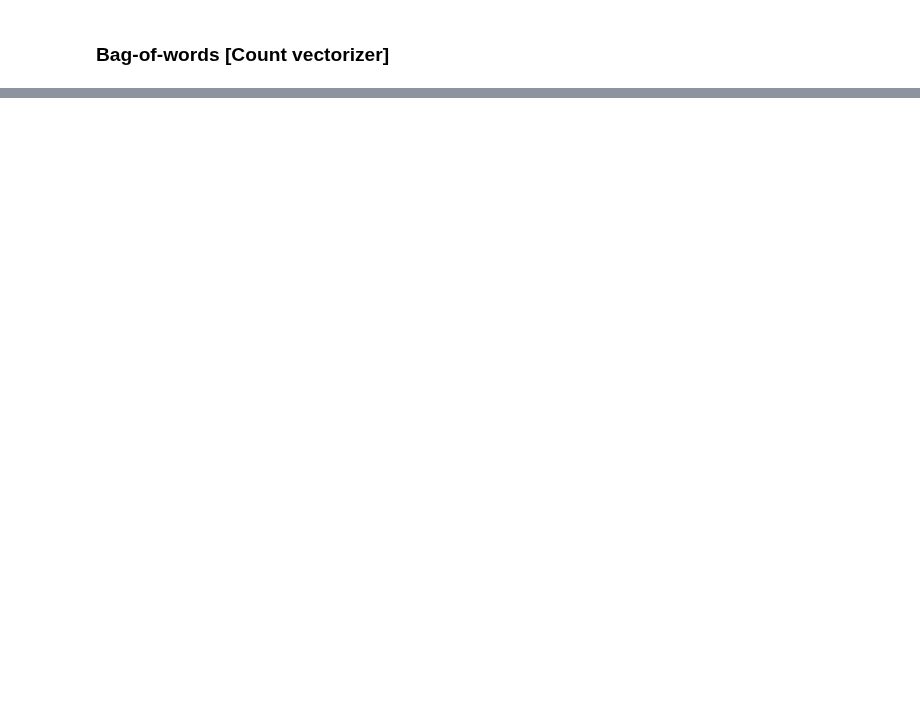
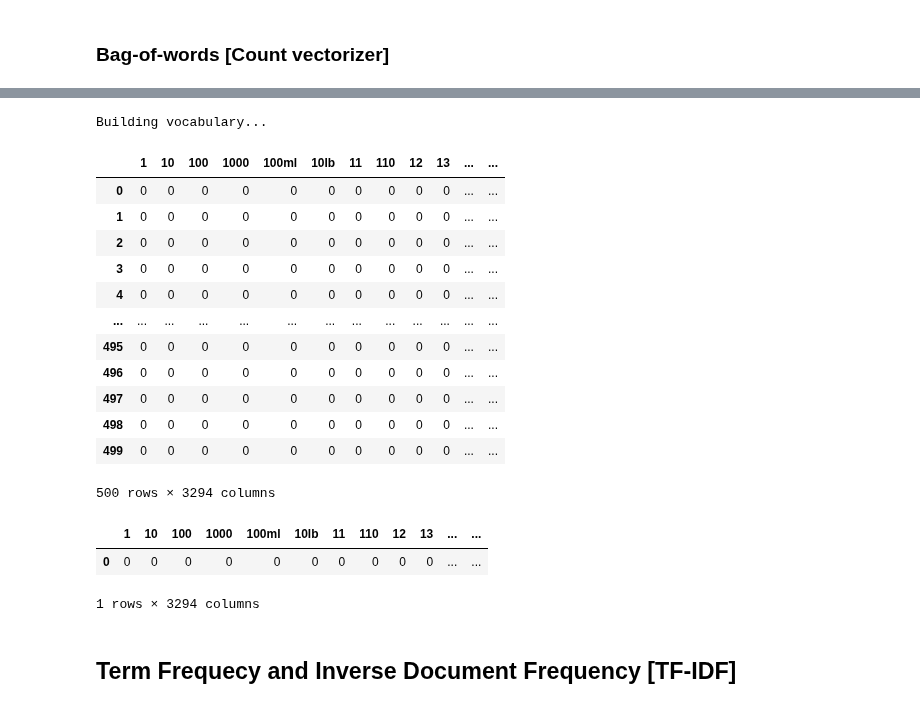
Before and after one commit to hrithickcodes/ml_from_scratch, a Jupyter notebook: notebooks/NLP_basics.ipynb, the cells around one changed output, grey strips where cells are left out. Saved outputs shown, nothing was run; the diff lists cells and outputs as text; code cells hidden in the pictures; blank space fills up the shorter version.

```diff
--- a/notebooks/NLP_basics.ipynb
+++ b/notebooks/NLP_basics.ipynb
@@ -123,0 +128,30 @@ bow.fit(text_corpus[0:100])
+# %%
+binary_bow = BOWVectorizer(binary_bow = True)
+binary_bow.fit(text_corpus)
+
+
+binary = binary_bow.transform(text_corpus)
+binary
+# %% [output]
+Building vocabulary...
+|  | 1 | 10 | 100 | 1000 | 100ml | 10lb | 11 | 110 | 12 | 13 | ... | ... |
+| 0 | 0 | 0 | 0 | 0 | 0 | 0 | 0 | 0 | 0 | 0 | ... | ... |
+| 1 | 0 | 0 | 0 | 0 | 0 | 0 | 0 | 0 | 0 | 0 | ... | ... |
+| 2 | 0 | 0 | 0 | 0 | 0 | 0 | 0 | 0 | 0 | 0 | ... | ... |
+| 3 | 0 | 0 | 0 | 0 | 0 | 0 | 0 | 0 | 0 | 0 | ... | ... |
+| 4 | 0 | 0 | 0 | 0 | 0 | 0 | 0 | 0 | 0 | 0 | ... | ... |
+| ... | ... | ... | ... | ... | ... | ... | ... | ... | ... | ... | ... | ... |
+| 495 | 0 | 0 | 0 | 0 | 0 | 0 | 0 | 0 | 0 | 0 | ... | ... |
+| 496 | 0 | 0 | 0 | 0 | 0 | 0 | 0 | 0 | 0 | 0 | ... | ... |
+| 497 | 0 | 0 | 0 | 0 | 0 | 0 | 0 | 0 | 0 | 0 | ... | ... |
+| 498 | 0 | 0 | 0 | 0 | 0 | 0 | 0 | 0 | 0 | 0 | ... | ... |
+| 499 | 0 | 0 | 0 | 0 | 0 | 0 | 0 | 0 | 0 | 0 | ... | ... |
+500 rows × 3294 columns
+# %%
+binary_bow.transform(["This product is very good but it has some minor issues"])
+# %% [output]
+|  | 1 | 10 | 100 | 1000 | 100ml | 10lb | 11 | 110 | 12 | 13 | ... | ... |
+| 0 | 0 | 0 | 0 | 0 | 0 | 0 | 0 | 0 | 0 | 0 | ... | ... |
+1 rows × 3294 columns
+# %% [markdown]
+## Term Frequecy and Inverse Document Frequency [TF-IDF]
```
Also changed, not shown: parts of 21 cells of this notebook.
